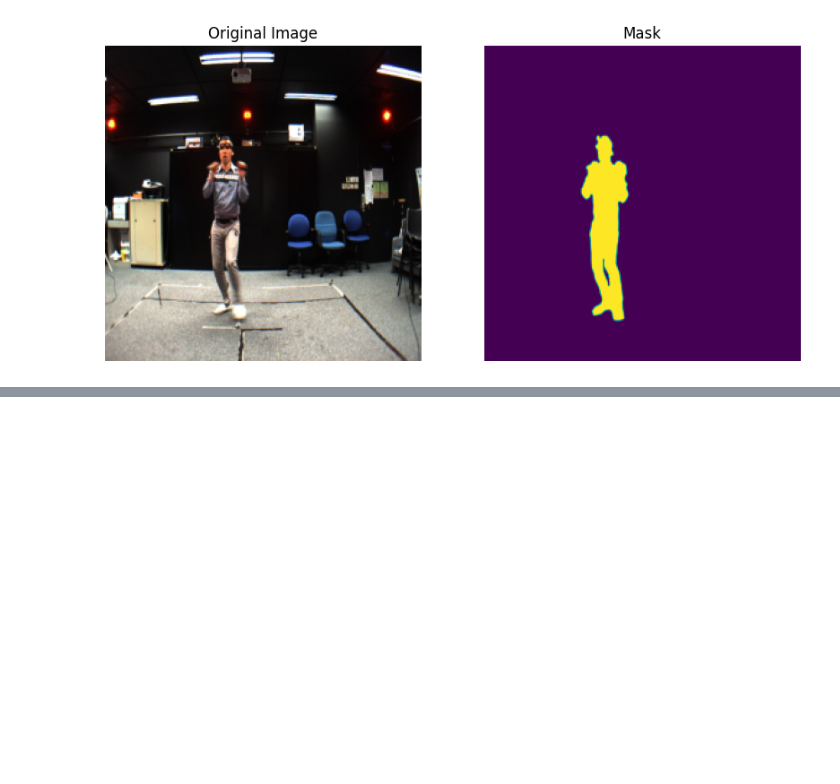
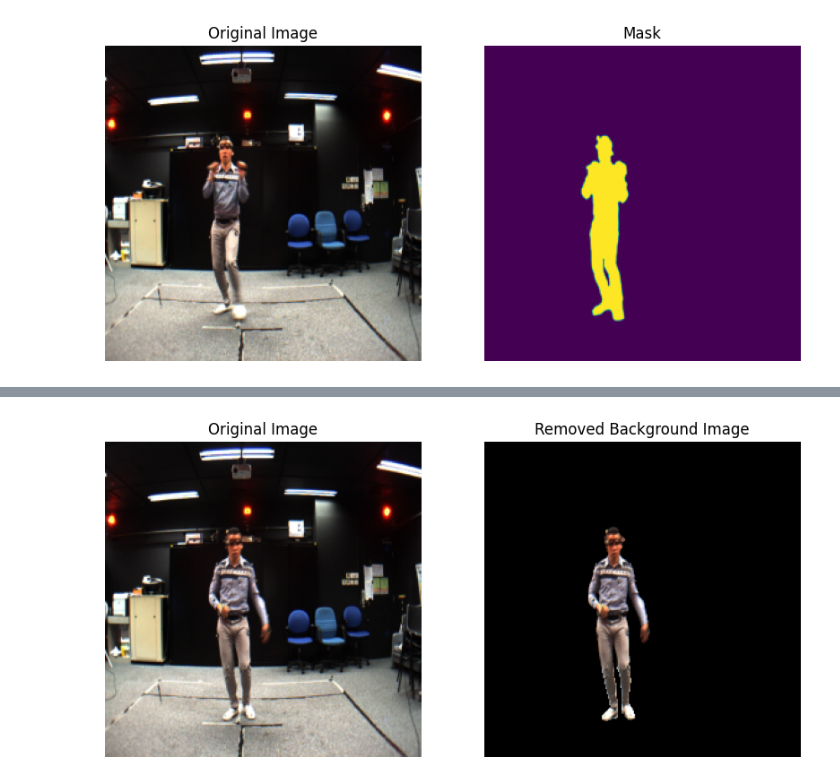
Before and after one commit to MHamzaAamir/human_image_bg_remover, a Jupyter notebook: training/train.ipynb, the cells around one changed output, grey strips where cells are left out. Drawn from its saved outputs; the diff is of its cells as text; code cells hidden in the pictures; blank space fills up the shorter version.

```diff
--- a/training/train.ipynb
+++ b/training/train.ipynb
@@ -119,0 +234,21 @@ model.compile(optimzer=tf.keras.optimizers.ADAM, loss=tf.keras.losses.)
+# %%
+image = i.next()
+
+predicted_mask = model.predict(np.expand_dims(image,axis=0),verbose=0)
+predicted_mask = predicted_mask[0]
+binary_mask = (predicted_mask > 0.3).astype(np.uint8)
+foreground = image * binary_mask
+
+fig, axes = plt.subplots(1, 2, figsize=(10, 5))
+
+axes[0].imshow(image)
+axes[0].set_title("Original Image")
+axes[0].axis("off")
+
+axes[1].imshow(foreground)
+axes[1].set_title("Removed Background Image")
+axes[1].axis("off")
+
+plt.show()
+# %% [output]
+[figure, added]
```
Also changed, not shown: parts of 15 cells of this notebook.
